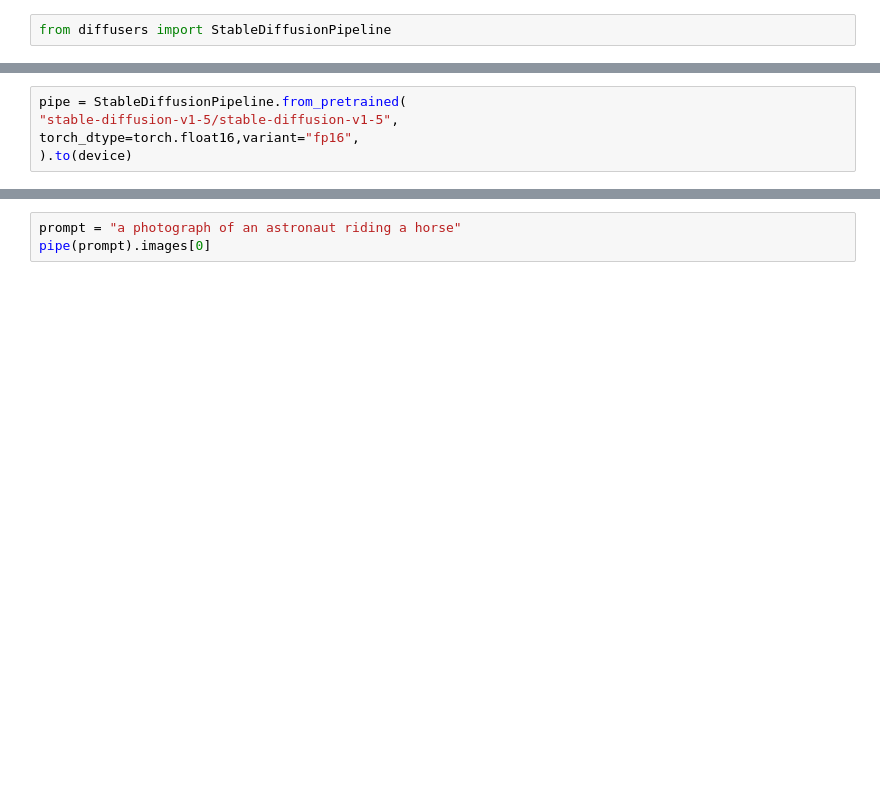
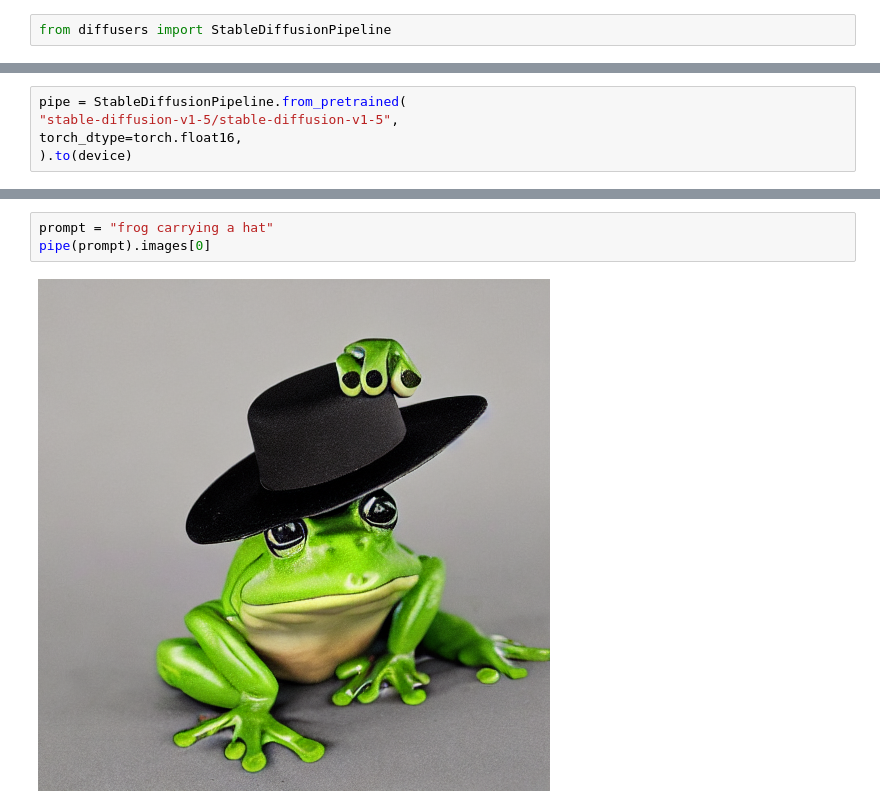
Before and after one commit to carmencnles/CEIABD, a Jupyter notebook: PIA/3ºEVA/Generativa/inicio.ipynb, the cells around one changed output, grey strips where cells are left out. Drawn from its saved outputs; the diff is of its cells as text; blank space fills up the shorter version.

```diff
--- a/PIA/3ºEVA/Generativa/inicio.ipynb
+++ b/PIA/3ºEVA/Generativa/inicio.ipynb
@@ -15,5 +19,5 @@ from diffusers import StableDiffusionPipeline
 # %%
 pipe = StableDiffusionPipeline.from_pretrained(
 "stable-diffusion-v1-5/stable-diffusion-v1-5",
-torch_dtype=torch.float16,variant="fp16",
+torch_dtype=torch.float16,
 ).to(device)
@@ -20,6 +31,8 @@ torch_dtype=torch.float16,variant="fp16",
 # %%
-prompt = "a photograph of an astronaut riding a horse"
+prompt = "frog carrying a hat"
 pipe(prompt).images[0]
+# %% [output]
+[figure, added]
 # %%
 from transformers import pipeline
 # Clasificación de sentimiento
```
Also changed, not shown: parts of 5 cells of this notebook, 14 other files.
